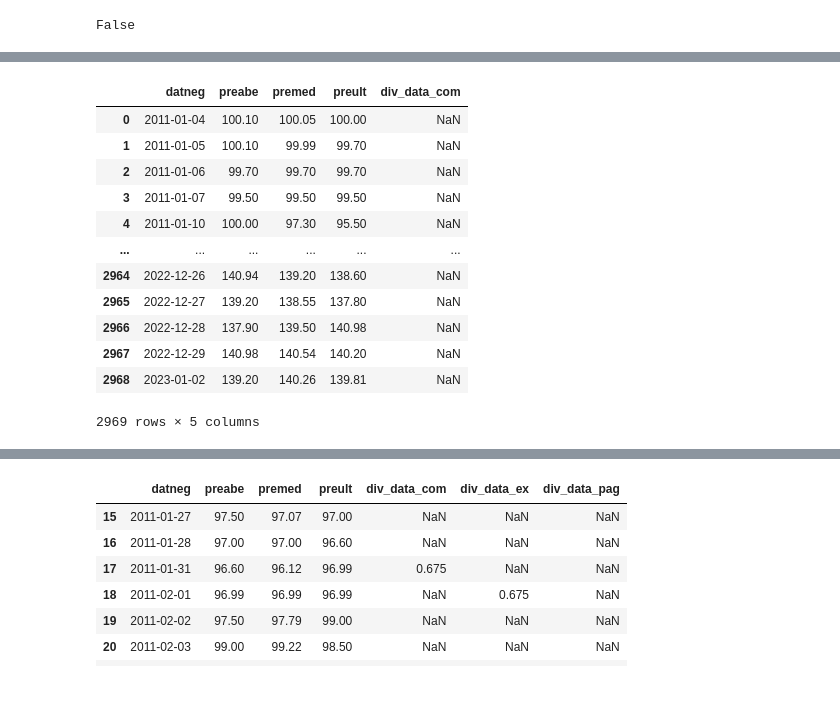
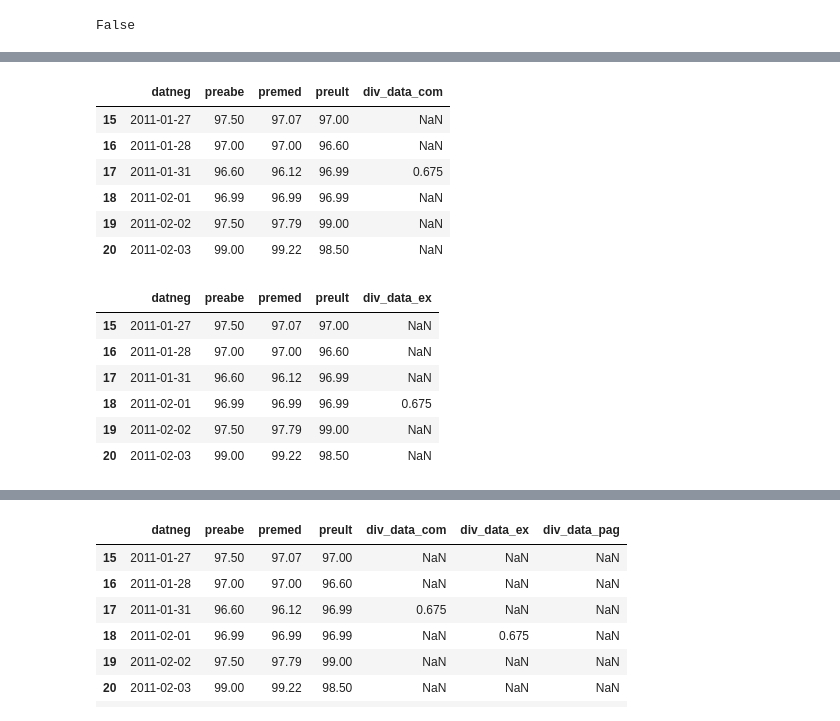
Before and after one commit to crdcj/medium, a Jupyter notebook: KRNI/krni.ipynb, the cells around one changed output, grey strips where cells are left out. Saved outputs shown, nothing was run; the diff lists cells and outputs as text; code cells hidden in the pictures; blank space fills up the shorter version.

```diff
--- a/KRNI/krni.ipynb
+++ b/KRNI/krni.ipynb
@@ -110,7 +110,3 @@ divs
 divs['data_com'].duplicated().any()
 # %% [output]
 False
-# %%
-# Alterar "data_com" para "datneg" para facilitar o merge
-divs.rename(columns={'data_com': 'datneg', 'valor_div': 'div_data_com'}, inplace=True)
-divs
@@ -131,22 +113,33 @@ divs
 # %%
 # Juntar o histórico de preços com o histórico de dividendos no dataframe "tr" (total return)
 # A coluna "data_pag" será usada em etapa posterior
-tr = pd.merge(precos, divs[["datneg", "div_data_com"]], how="left")
-tr
+tr = pd.merge(precos, divs[["data_com", "dividendo"]], how="outer", left_on="datneg", right_on="data_com")
+# Sinalizar que esses dividendos são na data-com -> renomear de "dividendo" para "div_data_com"
+tr.rename(columns={'dividendo': 'div_data_com'}, inplace=True)
+# Data-com é a data em que existe "dividendo" -> remover coluna "data_com"
+tr.drop(columns=["data_com"], inplace=True)
+# Verificar o início do dataframe "tr" para ver se está tudo certo
+tr.loc[15:20]
 # %% [output]
 |  | datneg | preabe | premed | preult | div_data_com |
-| 0 | 2011-01-04 | 100.10 | 100.05 | 100.00 | NaN |
-| 1 | 2011-01-05 | 100.10 | 99.99 | 99.70 | NaN |
-| 2 | 2011-01-06 | 99.70 | 99.70 | 99.70 | NaN |
-| 3 | 2011-01-07 | 99.50 | 99.50 | 99.50 | NaN |
-| 4 | 2011-01-10 | 100.00 | 97.30 | 95.50 | NaN |
-| ... | ... | ... | ... | ... | ... |
-| 2964 | 2022-12-26 | 140.94 | 139.20 | 138.60 | NaN |
-| 2965 | 2022-12-27 | 139.20 | 138.55 | 137.80 | NaN |
-| 2966 | 2022-12-28 | 137.90 | 139.50 | 140.98 | NaN |
-| 2967 | 2022-12-29 | 140.98 | 140.54 | 140.20 | NaN |
-| 2968 | 2023-01-02 | 139.20 | 140.26 | 139.81 | NaN |
+| 15 | 2011-01-27 | 97.50 | 97.07 | 97.00 | NaN |
+| 16 | 2011-01-28 | 97.00 | 97.00 | 96.60 | NaN |
+| 17 | 2011-01-31 | 96.60 | 96.12 | 96.99 | 0.675 |
+| 18 | 2011-02-01 | 96.99 | 96.99 | 96.99 | NaN |
+| 19 | 2011-02-02 | 97.50 | 97.79 | 99.00 | NaN |
+| 20 | 2011-02-03 | 99.00 | 99.22 | 98.50 | NaN |
-2969 rows × 5 columns
 # %%
-# Criar uma nova coluna "div_data_ex" que é o valor do dividendo na data de ex-dividendo
+# Criar nova coluna "div_data_ex" que é o valor do dividendo na data-ex (ex-dividendos)
 tr["div_data_ex"] = tr["div_data_com"].shift(1)
+# Só a coluna "div_data_ex" será usada -> remover a coluna "div_data_com"
+tr.drop(columns=["div_data_com"], inplace=True)
+# Verificar o início do dataframe "tr" para ver se está tudo certo
+tr.loc[15:20]
+# %% [output]
+|  | datneg | preabe | premed | preult | div_data_ex |
+| 15 | 2011-01-27 | 97.50 | 97.07 | 97.00 | NaN |
+| 16 | 2011-01-28 | 97.00 | 97.00 | 96.60 | NaN |
+| 17 | 2011-01-31 | 96.60 | 96.12 | 96.99 | NaN |
+| 18 | 2011-02-01 | 96.99 | 96.99 | 96.99 | 0.675 |
+| 19 | 2011-02-02 | 97.50 | 97.79 | 99.00 | NaN |
+| 20 | 2011-02-03 | 99.00 | 99.22 | 98.50 | NaN |
```
Also changed, not shown: parts of 9 cells of this notebook, 1 other file.
